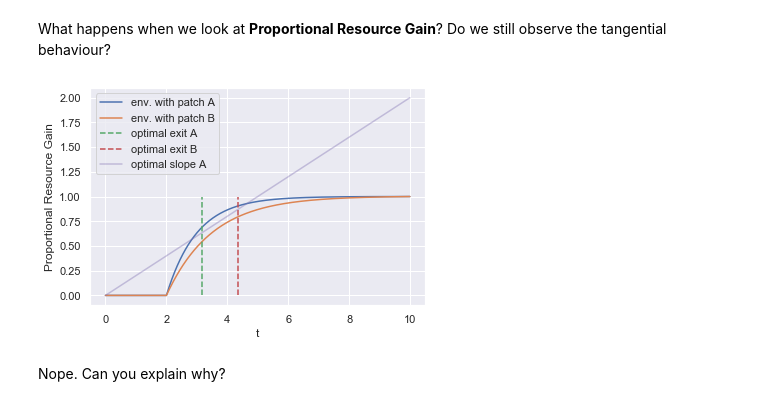
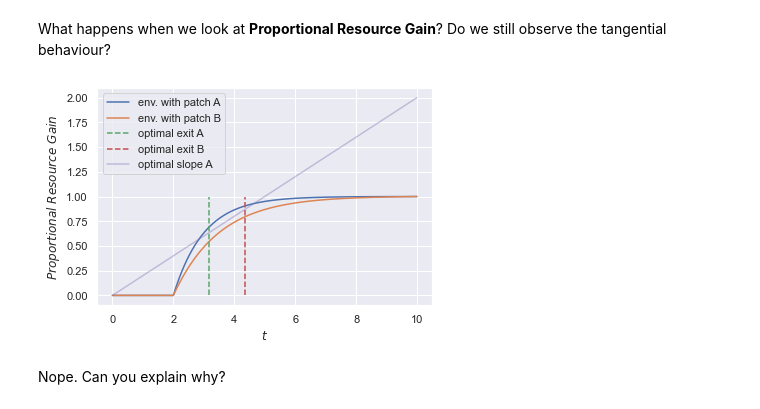
Before and after one commit to shivChitinous/optimal-forager, a Jupyter notebook: Optimal Foraging Theory.ipynb, the cells around one changed output. Drawn from its saved outputs; the diff is of its cells as text; code cells hidden in the pictures.

```diff
--- a/Optimal Foraging Theory.ipynb
+++ b/Optimal Foraging Theory.ipynb
@@ -39,0 +38,4 @@ t_max = 10
+# %%
+r_slide = wg.FloatSlider(description = '$r$', value = 1, min = 1, max = 5)
+T_slide = wg.FloatSlider(description = '$T$', value = 3, min = 1, max = 5)
+display(r_slide, T_slide)
@@ -40,5 +45,11 @@ t_max = 10
 # %% [markdown]
 Play around with the parameters to see how $\dot I,\ I$ change as a function of time
+# %%
+#defining time limit
+t_max = 10
+#assigning parameters
+r = r_slide.value
+T = T_slide.value
 # %%
 def f(r,T,t):
     I_dot = r*(np.exp(-(1/r)*(t-T))) #try r*(np.exp(-(t-T)))
@@ -117,0 +127,7 @@ t_max = 10
+# %%
+#defining parameters
+r_a_slide = wg.FloatSlider(description = '$r_a$', value = 1, min = 1, max = 5)
+r_b_slide = wg.FloatSlider(description = '$r_b$', value = 1.5, min = 1, max = 5)
+T_a_slide = wg.FloatSlider(description = '$T_a$', value = 2, min = 1, max = 5)
+T_b_slide = wg.FloatSlider(description = '$T_b$', value = 2, min = 1, max = 5)
+display(r_a_slide, r_b_slide, T_a_slide, T_b_slide)
@@ -118,3 +139,11 @@ t_max = 10
+# %%
+#defining time limit
+t_max = 10
+#assigning paramaeters
+r_a = r_a_slide.value
+r_b = r_b_slide.value
+T_a = T_a_slide.value
+T_b = T_b_slide.value
 # %%
 t = np.arange(0,t_max,1e-2)
 I_dot_a = f(r_a,T_a,t)
@@ -235,18 +270,20 @@ Do we still observe the tangential behaviour?
 # %%
 sns.lineplot(y ='I_a_norm',x = 't', data = df3)
 sns.lineplot(y ='I_b_norm',x = 't', data = df3)
 plt.plot([t_opt_a, t_opt_a], [0, df3['I_a_norm'].max()], linestyle = '--')
-plt.plot([t_opt_b, t_opt_b], [0, df3['I_b_norm'].max()], linestyle = '--');
+plt.plot([t_opt_b, t_opt_b], [0, df3['I_b_norm'].max()], linestyle = '--')
 
 #get line of optimal slope
 df3['optimality_a'] = (df3['I_a_norm'][df3['t']>=t_opt_a].iloc[0])/t_opt_a*df3['t']
 df3['optimality_b'] = (df3['I_b_norm'][df3['t']>=t_opt_b].iloc[0])/t_opt_b*df3['t']
 df3['optimality'] = df3[['optimality_a', 'optimality_b']].mean(axis=1)
 
 sns.lineplot(y ='optimality',x = 't', data = df3, alpha = 0.4);
 
-plt.ylabel('Proportional Resource Gain'); plt.legend(['env. with patch A','env. with patch B','optimal exit A', 'optimal exit B','optimal slope A','optimal slope B']);
+plt.ylabel('$Proportional\ Resource\ Gain$')
+plt.xlabel('$t$')
+plt.legend(['env. with patch A','env. with patch B','optimal exit A', 'optimal exit B','optimal slope A','optimal slope B']);
 # %% [output]
-[figure, old version]
+[figure, new version]
 # %% [markdown]
 Nope. Can you explain why?
```
Also changed, not shown: parts of 15 cells of this notebook.
